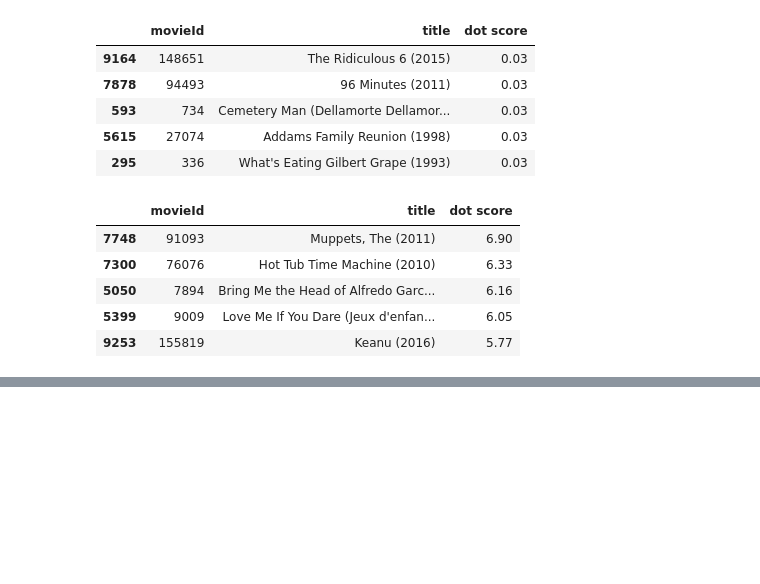
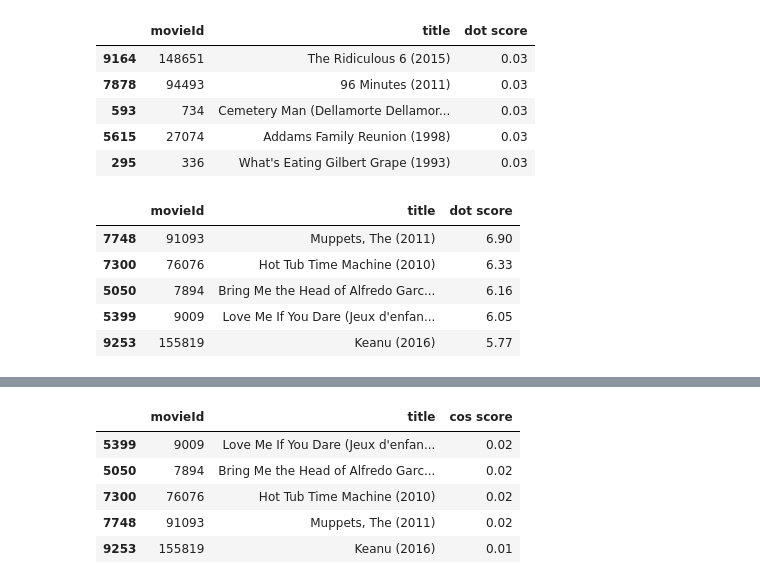
Before and after one commit to ljibajap/ECE196_ML, a Jupyter notebook: main.ipynb, the cells around one changed output, grey strips where cells are left out. Cells and saved outputs as stored; diff of their text form; code cells hidden in the pictures; blank space fills up the shorter version.

```diff
--- a/main.ipynb
+++ b/main.ipynb
@@ -296,0 +306,9 @@ final_model.movie_base_rank(movie_database,'Aladdin',measure='dot')
+# %%
+final_model.movie_base_rank(movie_database,'Aladdin',measure='cos')
+# %% [output]
+|  | movieId | title | cos score |
+| 5399 | 9009 | Love Me If You Dare (Jeux d'enfan... | 0.02 |
+| 5050 | 7894 | Bring Me the Head of Alfredo Garc... | 0.02 |
+| 7300 | 76076 | Hot Tub Time Machine (2010) | 0.02 |
+| 7748 | 91093 | Muppets, The (2011) | 0.02 |
+| 9253 | 155819 | Keanu (2016) | 0.01 |
```
Also changed, not shown: parts of 1 cell of this notebook.
